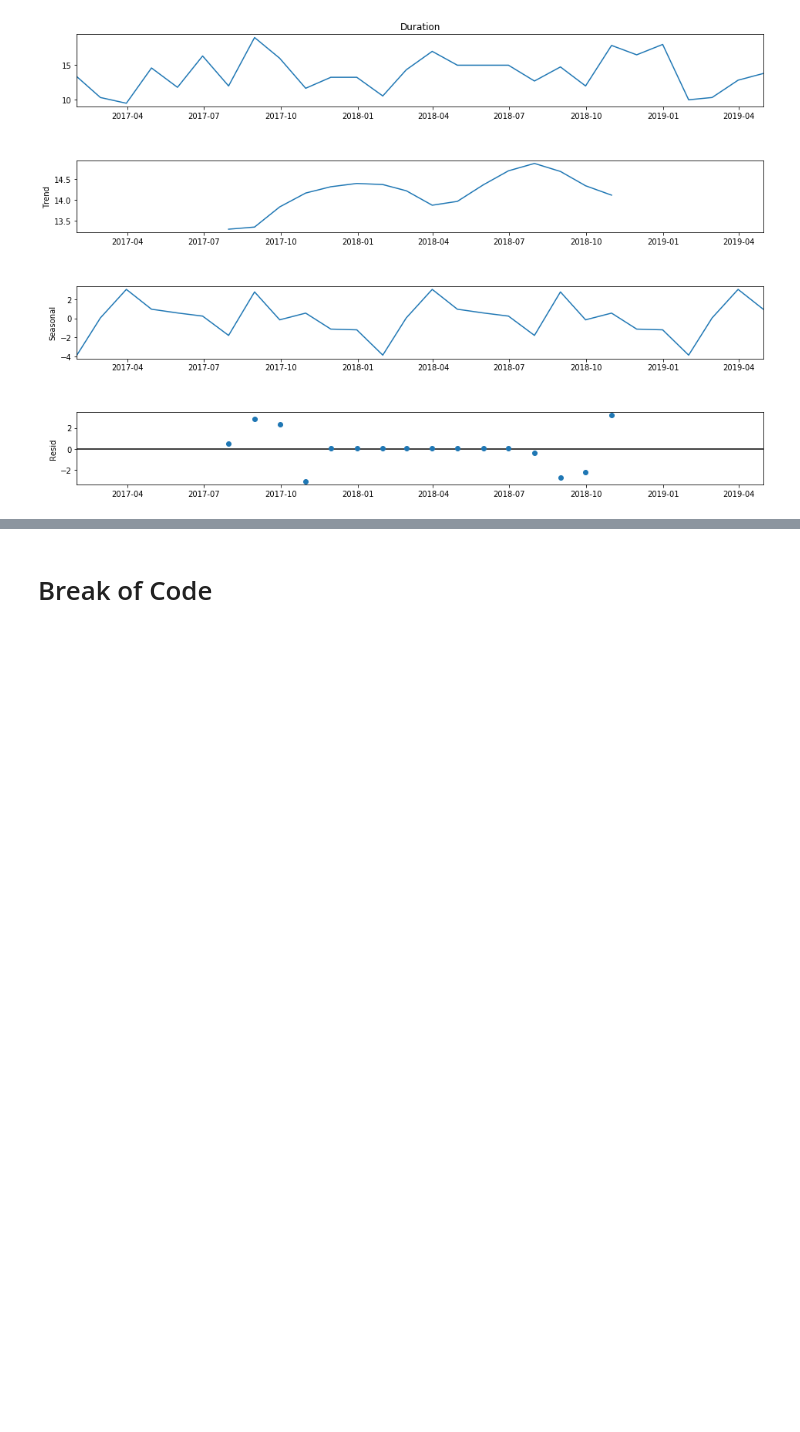
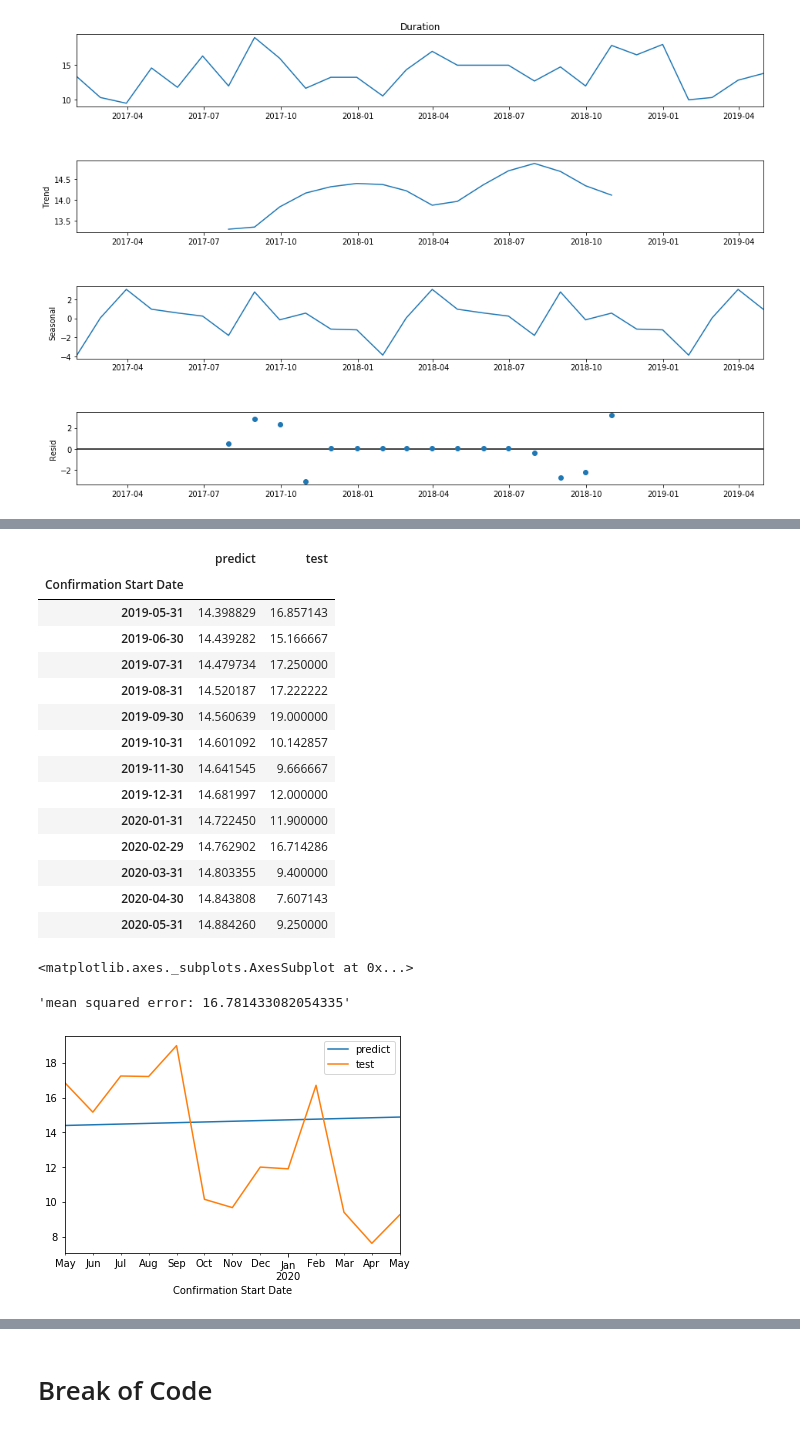
Before and after one commit to jakeharris1/Time-Series-Forecasting, a Jupyter notebook: Data Analysis.ipynb, the cells around one changed output, grey strips where cells are left out. Drawn from its saved outputs; the diff is of its cells as text; code cells hidden in the pictures; blank space fills up the shorter version.

```diff
--- a/Data Analysis.ipynb
+++ b/Data Analysis.ipynb
@@ -435,7 +597,14 @@ plt.show()
 #                            information_criterion = "aic", d = 1, trace = True, suppress_warnings = True,
 #                           seasonal = True)
 
-model_auto = pm.auto_arima(group_resample["Duration"])
+# model_auto = pm.auto_arima(train["Duration"], exogenous = train[["Total order quantity"]], d = 1,
+#                           trace = True, suppress_warnings = True, information_criterion = "aic", start_p = 1,
+#                            start_q = 1, scoring = "mse")
+
+model_auto = pm.auto_arima(train["Duration"], exogenous = train[["Total order quantity"]], start_p = 0, start_q = 0,
+                           start_Q = 0, max_p = 10, max_q = 10, max_Q = 10, seasonal = True, stepwise = True,
+                           suppress_warnings = True, D=1, max_D = 10, error_action = "ignore", approximation = False,
+                          m = 12, trace = True)
 
 #exogenous = train[["Total order quantity"]],
 
@@ -455,0 +645,45 @@ future_forecast
+# %%
+# Auto Arima model forcasting check Without Exogenous variables
+
+# Without exogenous variables
+
+model_auto.fit(train["Duration"])
+future_forecast = model_auto.predict(n_periods=test_size)
+future_forecast
+
+#---------------------------------------------------------------------------------------------------------------------------
+
+# Predicting without exogenous
+
+df_auto_pred = pd.DataFrame(model_auto.predict(n_periods = test_size), index = test.index)
+
+#---------------------------------------------------------------------------------------------------------------------------
+
+
+# Putting forecasted and predicted into one table, plotting it, and showing it's error
+
+df_auto_pred["test"] = test["Duration"]
+df_auto_pred.columns = ["predict", "test"]
+display(df_auto_pred)
+display(df_auto_pred.plot())
+error = mean_squared_error(df_auto_pred["predict"], df_auto_pred["test"])
+display(f"mean squared error: {error}")
+# %% [output]
+|  | predict | test |
+| Confirmation Start Date |  |  |
+| 2019-05-31 | 14.398829 | 16.857143 |
+| 2019-06-30 | 14.439282 | 15.166667 |
+| 2019-07-31 | 14.479734 | 17.250000 |
+| 2019-08-31 | 14.520187 | 17.222222 |
+| 2019-09-30 | 14.560639 | 19.000000 |
+| 2019-10-31 | 14.601092 | 10.142857 |
+| 2019-11-30 | 14.641545 | 9.666667 |
+| 2019-12-31 | 14.681997 | 12.000000 |
+| 2020-01-31 | 14.722450 | 11.900000 |
+| 2020-02-29 | 14.762902 | 16.714286 |
+| 2020-03-31 | 14.803355 | 9.400000 |
+| 2020-04-30 | 14.843808 | 7.607143 |
+| 2020-05-31 | 14.884260 | 9.250000 |
+<matplotlib.axes._subplots.AxesSubplot at 0x...>
+'mean squared error: 16.781433082054335'
+[figure, added]
```
Also changed, not shown: parts of 15 cells of this notebook.
